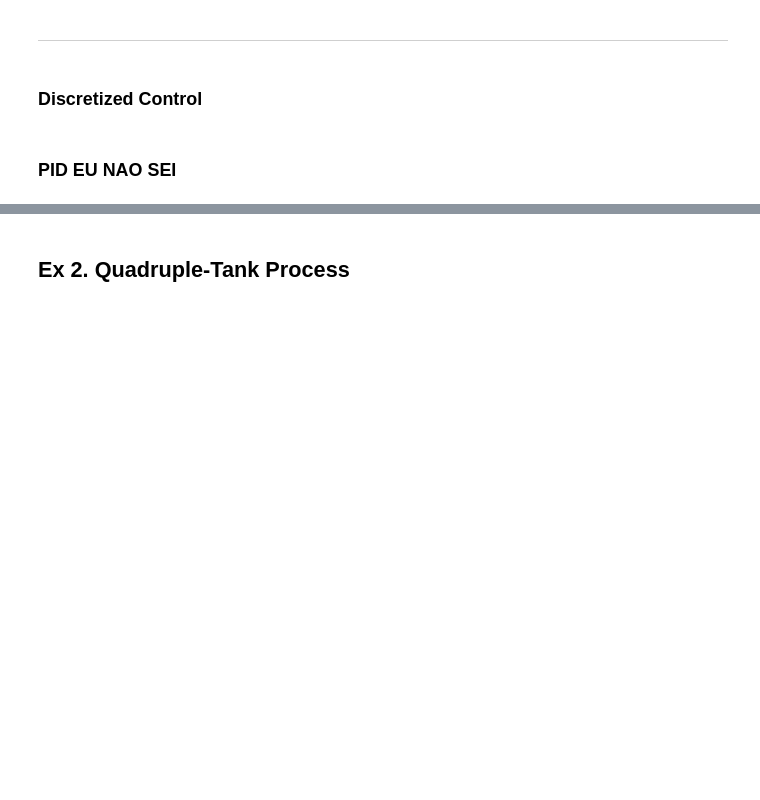
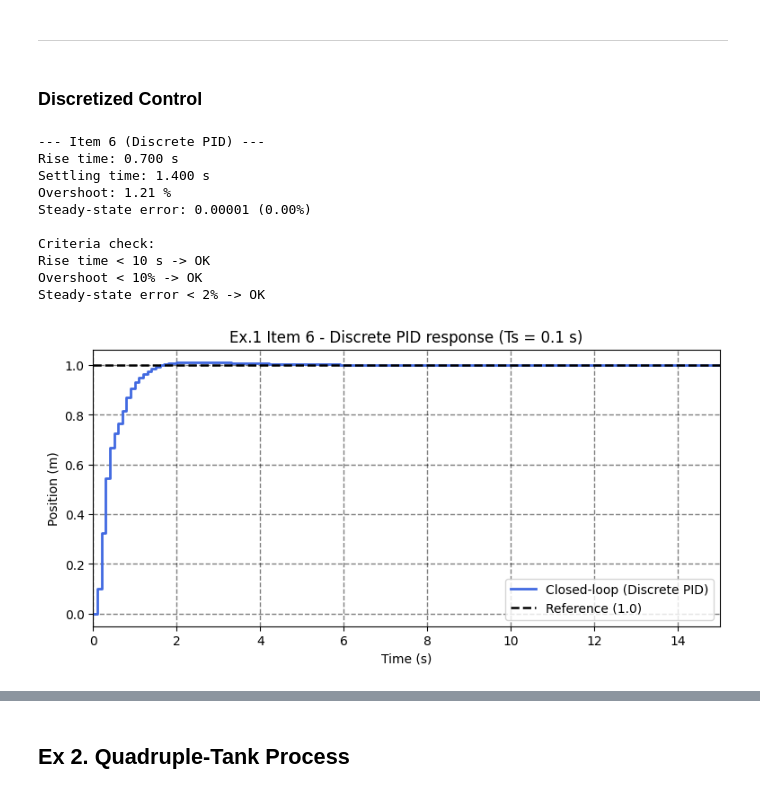
Before and after one commit to vizanca12/ControlClasses, a Jupyter notebook: projet/APM_4AUT2_TA_FinalProject.ipynb, the cells around one changed output, grey strips where cells are left out. Cells and saved outputs as stored; diff of their text form; code cells hidden in the pictures; blank space fills up the shorter version.

```diff
--- a/projet/APM_4AUT2_TA_FinalProject.ipynb
+++ b/projet/APM_4AUT2_TA_FinalProject.ipynb
@@ -269,4 +292,74 @@ discrete_poles = np.exp(continuous_poles * Ts)
-# %% [markdown]
-### PID EU NAO SEI
+# %%
+# Item 6 - Discrete PID controller (sampling time Ts = 0.1 s)
+from scipy import signal
+import control as ctr
+
+Ts = 0.1
+Ad, Bd, Cd, Dd, _ = signal.cont2discrete((A, B, C, D), Ts, method='zoh')
+
+tf_d = 15.0
+t_d = np.arange(0.0, tf_d + Ts, Ts)
+N = len(t_d)
+
+# Constant reference y_ref,k = 1
+r_d = np.ones(N)
+
+# PID gains (tuned)
+Kp_d = 20.0
+Ki_d = 12.0
+Kd_d = 8.0
+
+x_d = np.zeros(Ad.shape[0])
+y_d = np.zeros(N)
+u_d = np.zeros(N)
+
+e_prev = 0.0
+e_int = 0.0
+
+for k in range(N):
+    y_d[k] = (Cd @ x_d).item()
+    e_k = r_d[k] - y_d[k]
+    e_int += e_k * Ts
+    e_der = (e_k - e_prev) / Ts if k > 0 else 0.0
+    u_d[k] = Kp_d * e_k + Ki_d * e_int + Kd_d * e_der
+    x_d = Ad @ x_d + Bd.flatten() * u_d[k]
+    e_prev = e_k
+
+info_d = ctr.step_info(y_d, T=t_d, final_output=1.0)
+ess_d = abs(1.0 - y_d[-1])
+
+print('--- Item 6 (Discrete PID) ---')
+print(f'Rise time: {info_d["RiseTime"]:.3f} s')
+print(f'Settling time: {info_d["SettlingTime"]:.3f} s')
+print(f'Overshoot: {info_d["Overshoot"]:.2f} %')
+print(f'Steady-state error: {ess_d:.5f} ({100*ess_d:.2f}%)')
+
+print('\nCriteria check:')
+print(f'Rise time < 10 s -> {"OK" if info_d["RiseTime"] < 10 else "NOK"}')
+print(f'Overshoot < 10% -> {"OK" if info_d["Overshoot"] < 10 else "NOK"}')
+print(f'Steady-state error < 2% -> {"OK" if ess_d < 0.02 else "NOK"}')
+
+plt.figure(figsize=(9, 4))
+plt.step(t_d, y_d, where='post', linewidth=2.0, color='royalblue', label='Closed-loop (Discrete PID)')
+plt.step(t_d, r_d, where='post', linestyle='--', linewidth=1.8, color='black', label='Reference (1.0)')
+plt.grid(color='black', linestyle='--', linewidth=1.0, alpha=0.5)
+plt.xlim([0, tf_d])
+plt.ylabel('Position (m)')
+plt.xlabel('Time (s)')
+plt.title('Ex.1 Item 6 - Discrete PID response (Ts = 0.1 s)')
+plt.legend()
+plt.show()
+# %% [output]
+--- Item 6 (Discrete PID) ---
+Rise time: 0.700 s
+Settling time: 1.400 s
+Overshoot: 1.21 %
+Steady-state error: 0.00001 (0.00%)
+
+Criteria check:
+Rise time < 10 s -> OK
+Overshoot < 10% -> OK
+Steady-state error < 2% -> OK
+[figure, added]
 # %%
 #FeedBack control design using pole placement for the discrete augmented system
```
Also changed, not shown: parts of 10 cells of this notebook.
